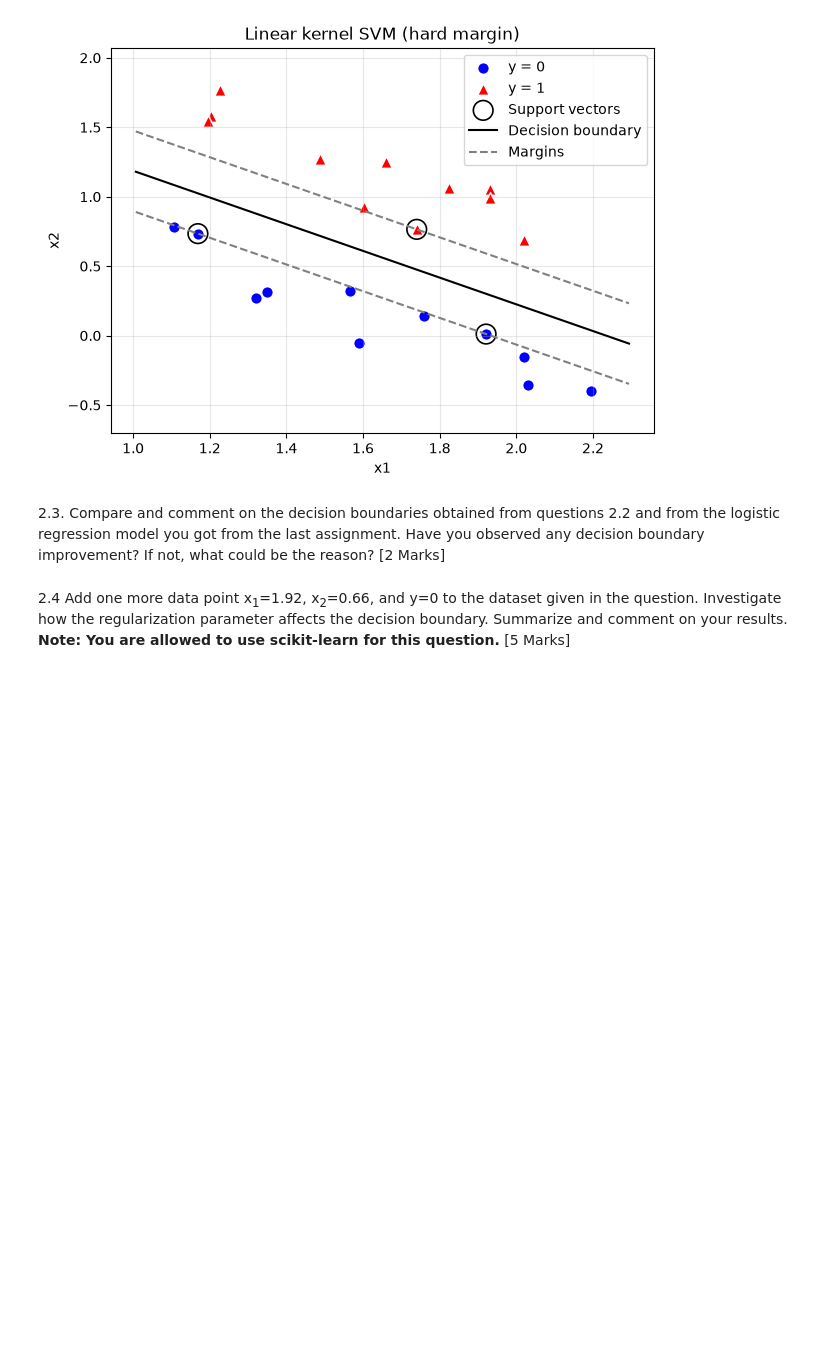
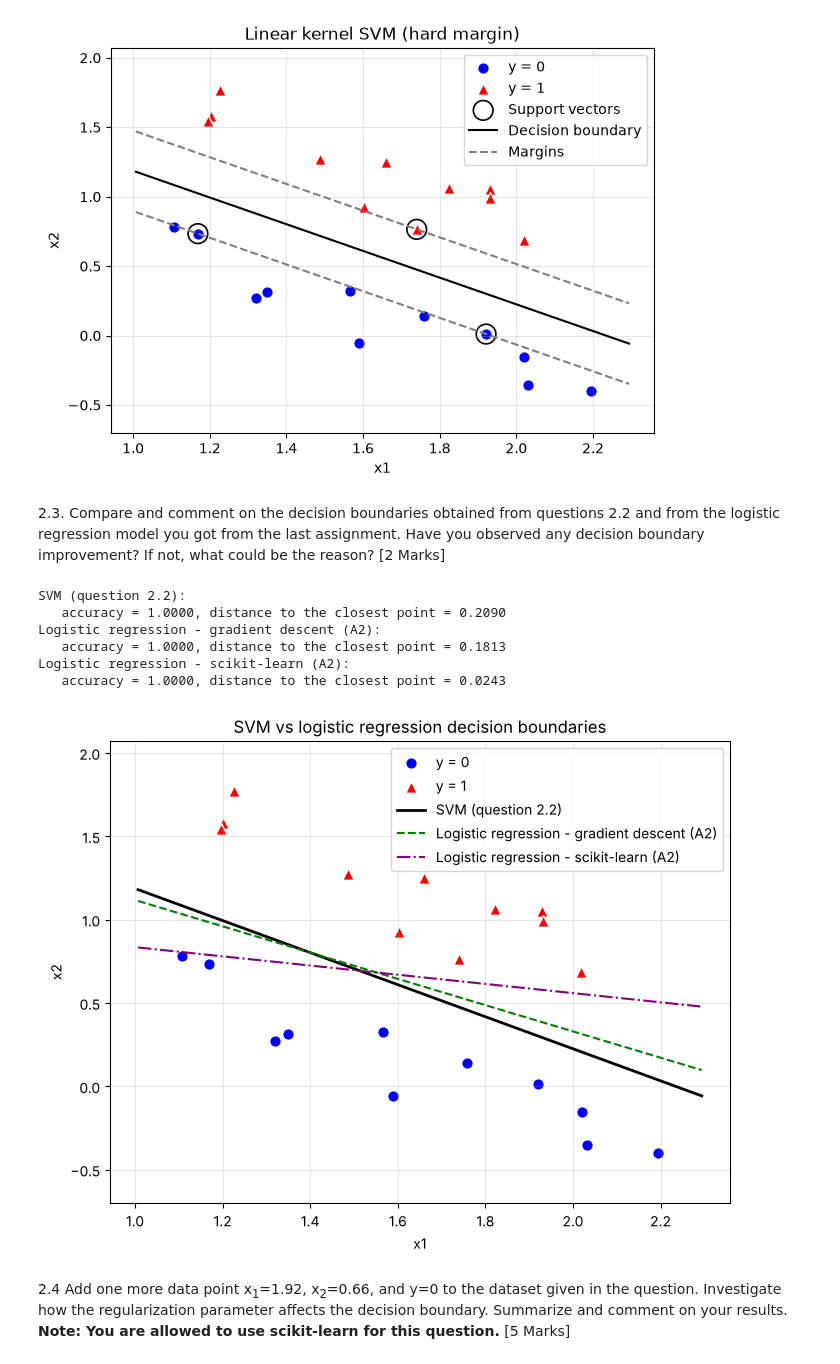
Before and after one commit to 25adiaz-apps/assignment-3-machine-learning, a Jupyter notebook: notebooks/CIVE779MachineLearningforEngineers-Assignment3.ipynb, the cells around one changed output. Saved outputs shown, nothing was run; the diff lists cells and outputs as text; code cells hidden in the pictures; blank space fills up the shorter version.

```diff
--- a/notebooks/CIVE779MachineLearningforEngineers-Assignment3.ipynb
+++ b/notebooks/CIVE779MachineLearningforEngineers-Assignment3.ipynb
@@ -269,6 +269,51 @@ Support vectors:
 # %%
 # TODO: Please provide your answers here. You can add more cells for code or texts if needed.
 # Don't delete these two comments so that it would be easier for me to locate your answers.
+# %%
+# Decision boundaries: theta0 + theta1*x1 + theta2*x2 = 0
+boundaries = {
+    "SVM (question 2.2)": (theta0, theta1, theta2),
+    "Logistic regression - gradient descent (A2)": (-25.06214937998672, 10.36702492678682, 13.150294486909372),
+    "Logistic regression - scikit-learn (A2)": (-2.3909415208995077, 0.5937852611092403, 2.1529400642790155),
+}
+styles = {
+    "SVM (question 2.2)": dict(color="black", linestyle="-", linewidth=2),
+    "Logistic regression - gradient descent (A2)": dict(color="green", linestyle="--", linewidth=1.5),
+    "Logistic regression - scikit-learn (A2)": dict(color="purple", linestyle="-.", linewidth=1.5),
+}
+
+# Training accuracy and distance from the closest point to each boundary
+for name, (t0, t1, t2) in boundaries.items():
+    z = t0 + t1 * x1 + t2 * x2
+    accuracy = np.mean((z >= 0) == (y == 1))
+    min_distance = np.min(np.abs(z) / np.sqrt(t1**2 + t2**2))
+    print(f"{name}:\n   accuracy = {accuracy:.4f}, distance to the closest point = {min_distance:.4f}")
+
+# Plot the three decision boundaries
+x1_line = np.linspace(x1.min() - 0.1, x1.max() + 0.1, 100)
+
+plt.figure(figsize=(8, 6))
+plt.scatter(x1[y == 0], x2[y == 0], marker="o", s=70, color="blue",
+            edgecolors="white", linewidths=1, label="y = 0")
+plt.scatter(x1[y == 1], x2[y == 1], marker="^", s=70, color="red",
+            edgecolors="white", linewidths=1, label="y = 1")
+for name, (t0, t1, t2) in boundaries.items():
+    plt.plot(x1_line, -(t0 + t1 * x1_line) / t2, label=name, **styles[name])
+plt.xlabel("x1")
+plt.ylabel("x2")
+plt.title("SVM vs logistic regression decision boundaries")
+plt.ylim(x2.min() - 0.3, x2.max() + 0.3)
+plt.grid(alpha=0.3)
+plt.legend()
+plt.show()
+# %% [output]
+SVM (question 2.2):
+   accuracy = 1.0000, distance to the closest point = 0.2090
+Logistic regression - gradient descent (A2):
+   accuracy = 1.0000, distance to the closest point = 0.1813
+Logistic regression - scikit-learn (A2):
+   accuracy = 1.0000, distance to the closest point = 0.0243
+[figure, added]
 # %% [markdown]
 2.4 Add one more data point x<sub>1</sub>=1.92, x<sub>2</sub>=0.66, and y=0 to the dataset given in the question. Investigate how the regularization parameter affects the decision boundary. Summarize and comment on your results. **Note: You are allowed to use scikit-learn for this question.** [5 Marks]
 # %%
```
